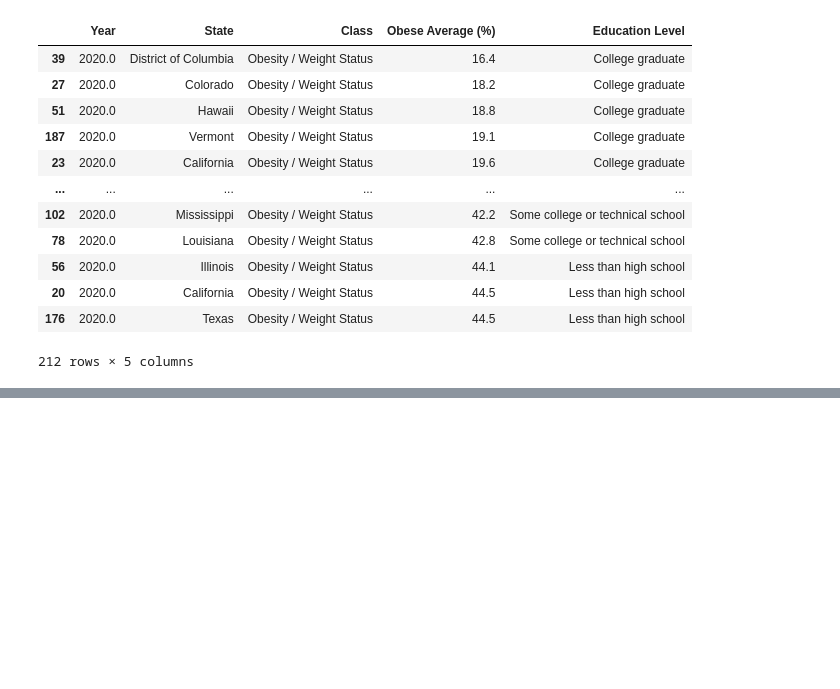
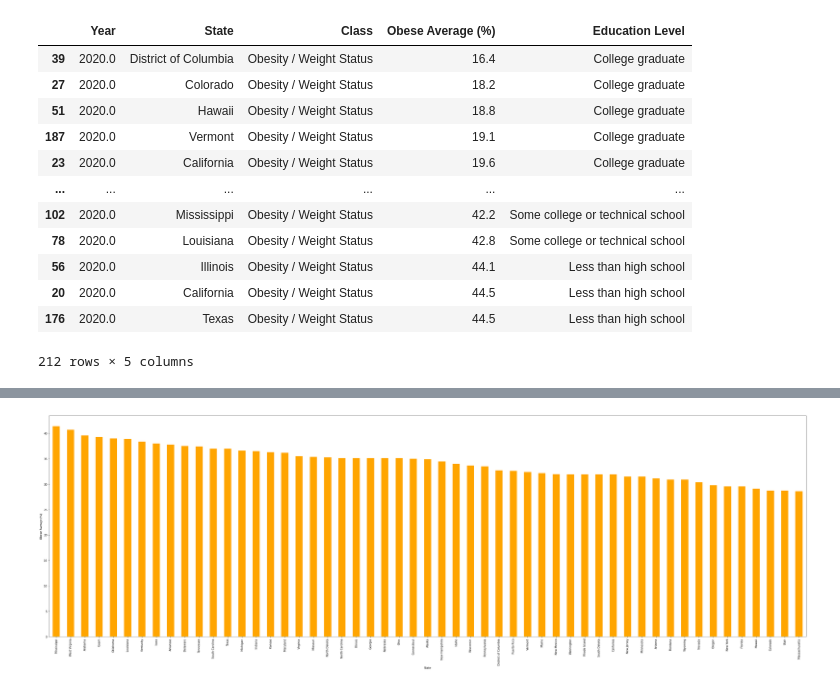
Before and after one commit to latoyawenzinger/Project_1_Healthcare, a Jupyter notebook: education_data.ipynb, the cells around one changed output, grey strips where cells are left out. Saved outputs shown, nothing was run; the diff lists cells and outputs as text; code cells hidden in the pictures; blank space fills up the shorter version.

```diff
--- a/education_data.ipynb
+++ b/education_data.ipynb
@@ -121,0 +130,5 @@ worst
+# %%
+worst_HS = state_education.loc[state_education["Education Level"] == "High school graduate"]
+worst_2 = worst_HS.sort_values("Obese Average (%)", ascending=False)
+worst_2 = worst_2.set_index("State")
+worst_2
@@ -121,0 +211,9 @@ worst
+# %%
+#High school
+worst_2["Obese Average (%)"].plot(kind ="bar", color="orange", figsize=(50,15))
+plt.xlabel("State")
+plt.ylabel("Obese Average (%)")
+plt.savefig("Resources/HS.png")
+plt.show()
+# %% [output]
+[figure, added]
```
Also changed, not shown: parts of 9 cells of this notebook, 4 other files.
